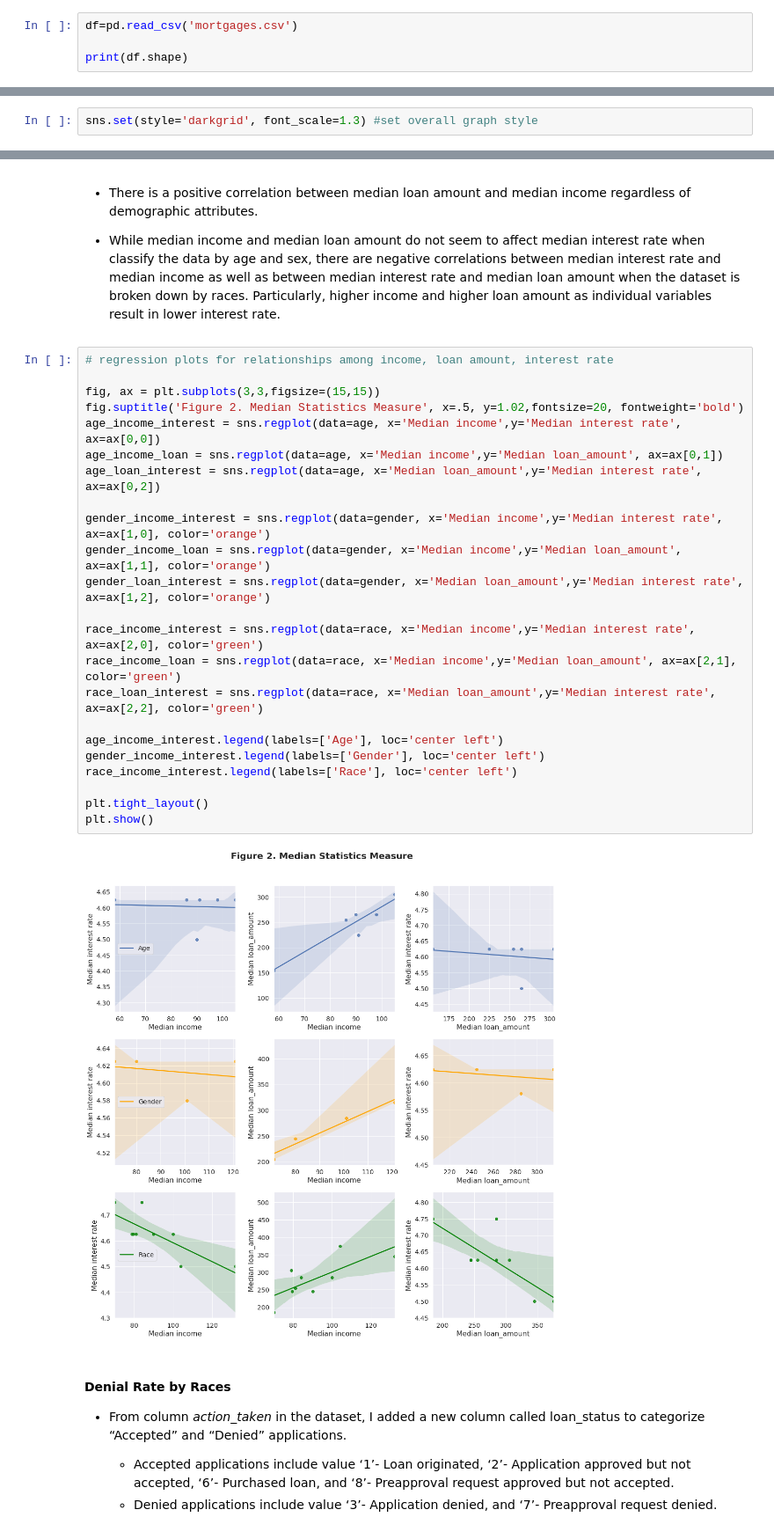
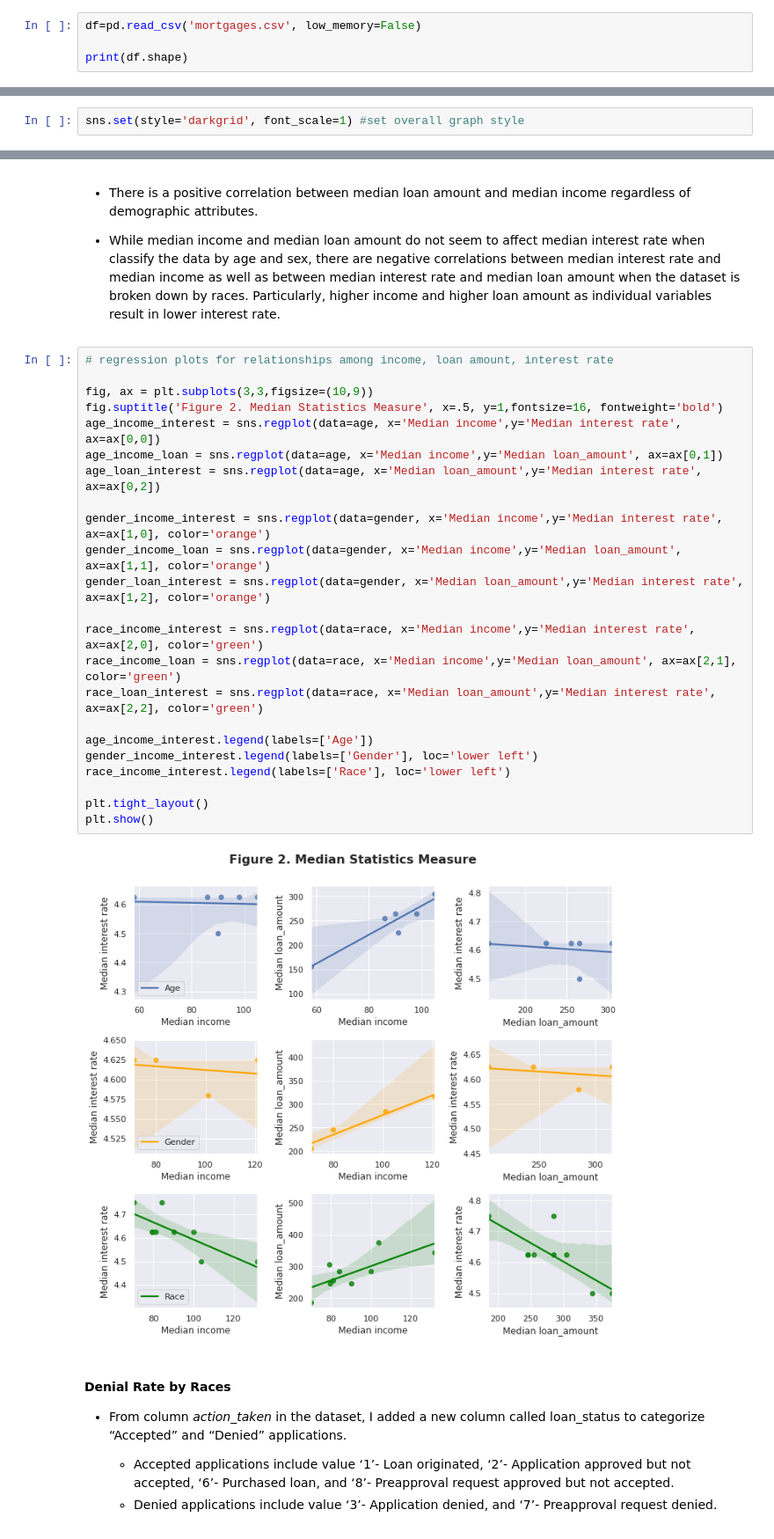
Before and after one commit to linhhvo/home-mortgage-data-analysis, a Jupyter notebook: HMDA Data Analysis.ipynb, the cells around one changed output, grey strips where cells are left out. Shown at 88% size. Cells and saved outputs as stored; diff of their text form.

Commit message:
Fixed graphs display

```diff
--- a/HMDA Data Analysis.ipynb
+++ b/HMDA Data Analysis.ipynb
@@ -14,7 +14,7 @@ from sklearn import metrics
 from sklearn.model_selection import train_test_split
 import statsmodels.api as sm
 # %%
-df=pd.read_csv('mortgages.csv')
+df=pd.read_csv('mortgages.csv', low_memory=False)
 
 print(df.shape)
 # %% [output]
@@ -78,8 +78,6 @@ First of all, I analyze the demographics of first-time home buyers in order to p
 * There are approximately 230,000 mortgage applications from buyers in 25-34 and 35-44 age groups in 2018, which account for two-third of the first-time buyers subset.
 * There are more male applicants than female applicants; however, joint applicants actually make up for the biggest fraction as couples are more likely to buy a home for their new families.
 * Nearly 70% of the first-time home buyers subset is White, followed by only 8% of Asian and 5% of Black or African American.
-# %%
-sns.set(style='darkgrid', font_scale=1.3) #set overall graph style
 # %%
 # age
 age=pd.DataFrame(subset.applicant_age.value_counts())
@@ -106,6 +104,8 @@ race['Median interest rate']=subset.groupby('derived_race')['interest_rate'].med
 race=race.reindex(['American Indian or Alaska Native','Asian','Black or African American',
                  'Native Hawaiian or Other Pacific Islander','White','2 or more minority races',
                  'Joint','Free Form Text Only','Race Not Available'])
+# %%
+sns.set(style='darkgrid', font_scale=1) #set overall graph style
 # %%
 # subplots for demographics graphs
 gs=gridspec.GridSpec(2,2,width_ratios=[1.4,1])
@@ -149,28 +150,28 @@ plt.show()
 # %%
 # regression plots for relationships among income, loan amount, interest rate
 
-fig, ax = plt.subplots(3,3,figsize=(15,15))
-fig.suptitle('Figure 2. Median Statistics Measure', x=.5, y=1.02,fontsize=20, fontweight='bold')
+fig, ax = plt.subplots(3,3,figsize=(10,9))
+fig.suptitle('Figure 2. Median Statistics Measure', x=.5, y=1,fontsize=16, fontweight='bold')
 age_income_interest = sns.regplot(data=age, x='Median income',y='Median interest rate', ax=ax[0,0])
 age_income_loan = sns.regplot(data=age, x='Median income',y='Median loan_amount', ax=ax[0,1])
 age_loan_interest = sns.regplot(data=age, x='Median loan_amount',y='Median interest rate', ax=ax[0,2])
 
 gender_income_interest = sns.regplot(data=gender, x='Median income',y='Median interest rate', ax=ax[1,0], color='orange')
 gender_income_loan = sns.regplot(data=gender, x='Median income',y='Median loan_amount', ax=ax[1,1], color='orange')
 gender_loan_interest = sns.regplot(data=gender, x='Median loan_amount',y='Median interest rate', ax=ax[1,2], color='orange')
 
 race_income_interest = sns.regplot(data=race, x='Median income',y='Median interest rate', ax=ax[2,0], color='green')
 race_income_loan = sns.regplot(data=race, x='Median income',y='Median loan_amount', ax=ax[2,1], color='green')
 race_loan_interest = sns.regplot(data=race, x='Median loan_amount',y='Median interest rate', ax=ax[2,2], color='green')
 
-age_income_interest.legend(labels=['Age'], loc='center left')
-gender_income_interest.legend(labels=['Gender'], loc='center left')
-race_income_interest.legend(labels=['Race'], loc='center left')
+age_income_interest.legend(labels=['Age'])
+gender_income_interest.legend(labels=['Gender'], loc='lower left')
+race_income_interest.legend(labels=['Race'], loc='lower left')
 
 plt.tight_layout()
 plt.show()
 # %% [output]
-[figure, old version]
+[figure, new version]
 # %% [markdown]
 #### Denial Rate by Races
 
```
Also changed, not shown: parts of 10 cells of this notebook.
